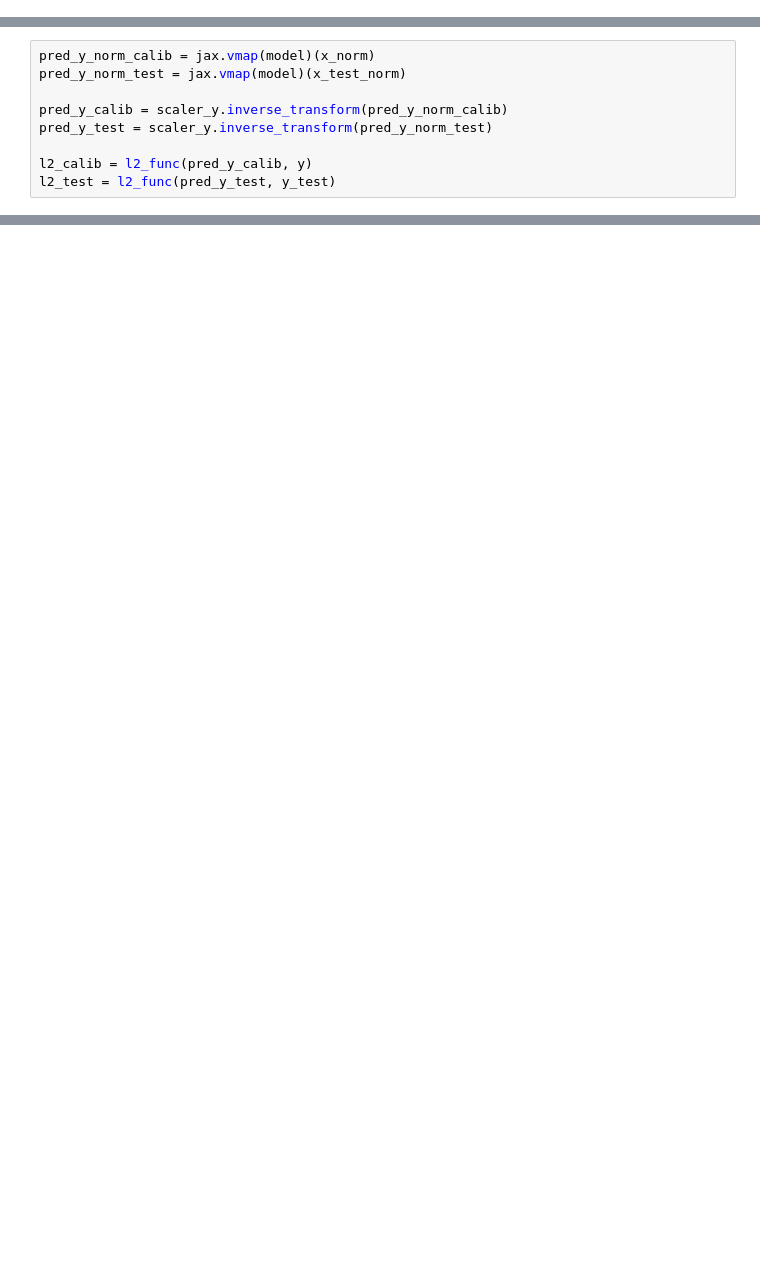
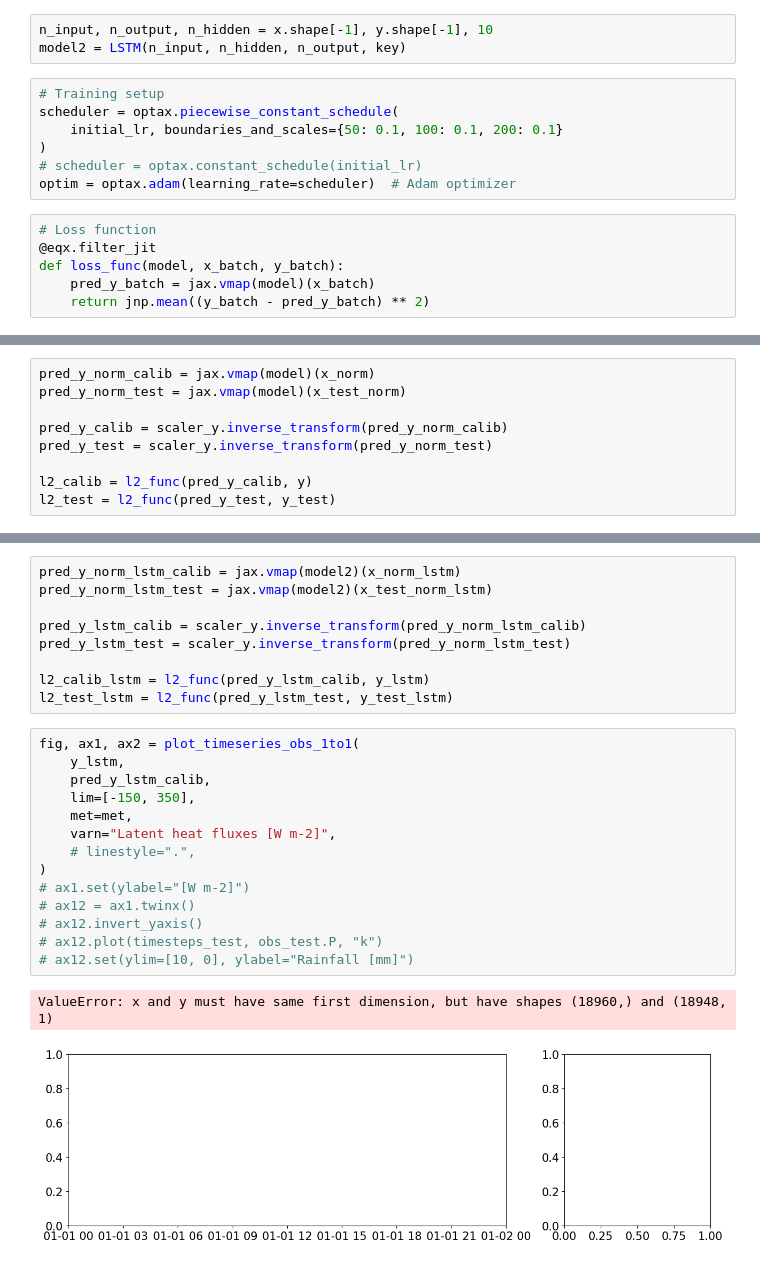
Before and after one commit to pnnl/JAX-CanVeg, a Jupyter notebook: examples/dnn_US-Hn1.ipynb, the cells around one changed output, grey strips where cells are left out. Saved outputs shown, nothing was run; the diff lists cells and outputs as text; blank space fills up the shorter version.

```diff
--- a/examples/dnn_US-Hn1.ipynb
+++ b/examples/dnn_US-Hn1.ipynb
@@ -235,0 +299,16 @@ ax.legend()
+# %%
+n_input, n_output, n_hidden = x.shape[-1], y.shape[-1], 10
+model2 = LSTM(n_input, n_hidden, n_output, key)
+# %%
+# Training setup
+scheduler = optax.piecewise_constant_schedule(
+    initial_lr, boundaries_and_scales={50: 0.1, 100: 0.1, 200: 0.1}
+)
+# scheduler = optax.constant_schedule(initial_lr)
+optim = optax.adam(learning_rate=scheduler)  # Adam optimizer
+# %%
+# Loss function
+@eqx.filter_jit
+def loss_func(model, x_batch, y_batch):
+    pred_y_batch = jax.vmap(model)(x_batch)
+    return jnp.mean((y_batch - pred_y_batch) ** 2)
@@ -267,0 +395,26 @@ ax.legend()
+# %%
+pred_y_norm_lstm_calib = jax.vmap(model2)(x_norm_lstm)
+pred_y_norm_lstm_test = jax.vmap(model2)(x_test_norm_lstm)
+
+pred_y_lstm_calib = scaler_y.inverse_transform(pred_y_norm_lstm_calib)
+pred_y_lstm_test = scaler_y.inverse_transform(pred_y_norm_lstm_test)
+
+l2_calib_lstm = l2_func(pred_y_lstm_calib, y_lstm)
+l2_test_lstm = l2_func(pred_y_lstm_test, y_test_lstm)
+# %%
+fig, ax1, ax2 = plot_timeseries_obs_1to1(
+    y_lstm,
+    pred_y_lstm_calib,
+    lim=[-150, 350],
+    met=met,
+    varn="Latent heat fluxes [W m-2]",
+    # linestyle=".",
+)
+# ax1.set(ylabel="[W m-2]")
+# ax12 = ax1.twinx()
+# ax12.invert_yaxis()
+# ax12.plot(timesteps_test, obs_test.P, "k")
+# ax12.set(ylim=[10, 0], ylabel="Rainfall [mm]")
+# %% [output]
+ValueError: x and y must have same first dimension, but have shapes (18960,) and (18948, 1)
+[figure, added]
```
Also changed, not shown: parts of 12 cells of this notebook, 9 other files.
